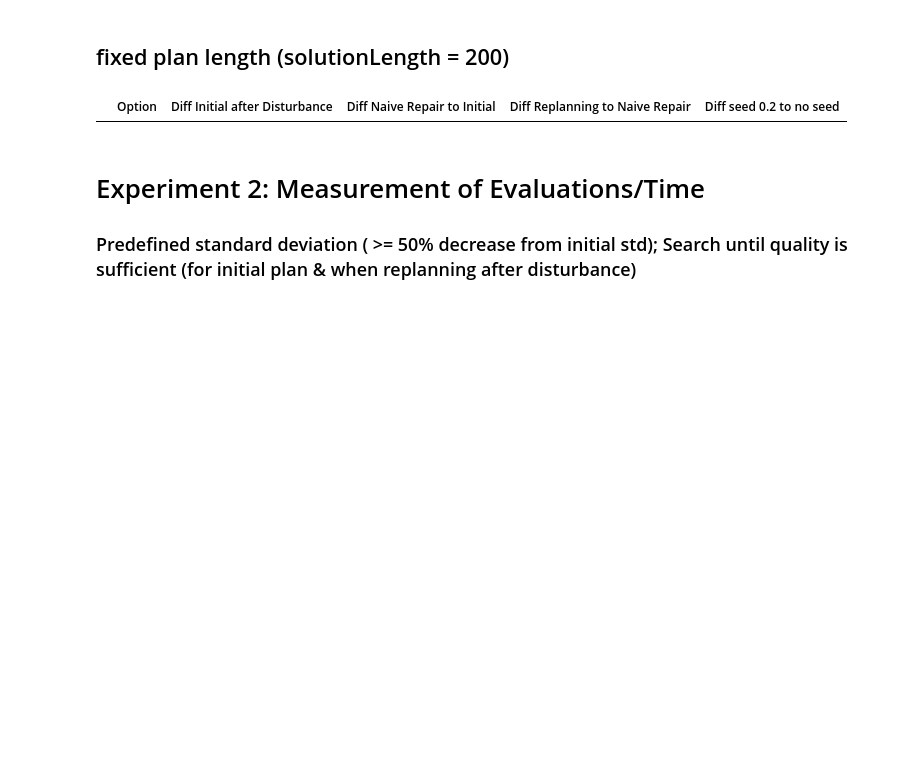
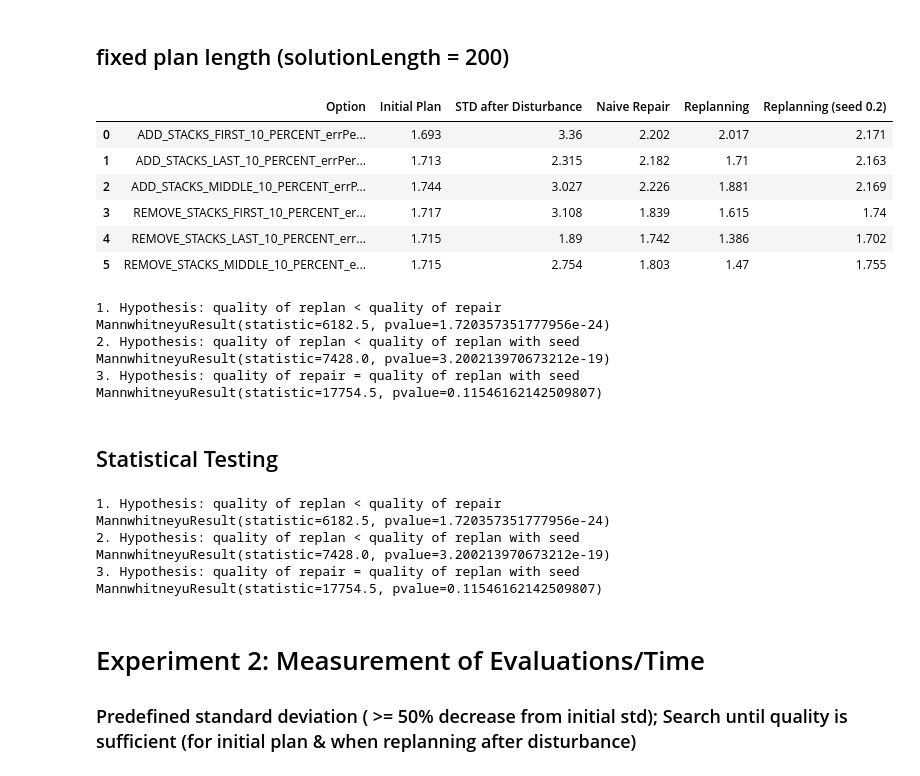
Before and after one commit to martineisenberg/momot-reactive, a Jupyter notebook: evaluation/data_processing.ipynb, the cells around one changed output. Drawn from its saved outputs; the diff is of its cells as text; code cells hidden in the pictures; blank space fills up the shorter version.

```diff
--- a/evaluation/data_processing.ipynb
+++ b/evaluation/data_processing.ipynb
@@ -18,9 +18,9 @@ Compare achieved standard deviation for the following settings
 - Replanning:
 - Replanning with Seed:
 # %%
-def exp1_prepare_results(folder_path):
+def exp1_prepare_results(folder_path, visualize = False):
     files = os.listdir(os.path.join('.', folder_path))
-    mean = pd.DataFrame(columns = ["Option", "Initial Plan", "Initial Plan after Disturbance", "Naive Repair", "Replanning", "Replanning (seed 0.2)"])
+    mean = pd.DataFrame(columns = ["Option", "Initial Plan", "STD after Disturbance", "Naive Repair", "Replanning", "Replanning (seed 0.2)"])
     std = pd.DataFrame(columns = ["Option", "Naive Repair", "Replanning", "Replanning (seed 0.2)"])
     for f in files:
         if f.endswith("csv"):
@@ -31,25 +31,35 @@ def exp1_prepare_results(folder_path):
                 if(name == "NSGAII_NaivePlanningStrategy_2"):
                     mean_row["Naive Repair"] = round(group['final_objective_value'].mean(), 3)
                     mean_row["Initial Plan"] = round(group['initial_planning_objective'].mean(), 3)
-                    mean_row["Initial Plan after Disturbance"] = round(group['initial_post_disturbance_std'].mean(), 3)
+                    mean_row["STD after Disturbance"] = round(group['initial_post_disturbance_std'].mean(), 3)
                     std_row["Naive Repair"] = round(group['final_objective_value'].std(), 3)
+                    if visualize:
+                        plt.plot(group["run"], group["final_objective_value"], label = "Naive repair")
                 elif(name == "NSGAII_EvaluationReplanningStrategy-10000_1" or name == "NSGAII_EvaluationReplanningStrategy-10000_0"):
                     mean_row["Replanning"] = round(group['final_objective_value'].mean(), 3)
                     std_row["Replanning"] = round(group['final_objective_value'].std(), 3)
+                    if visualize:
+                        plt.plot(group["run"], group["final_objective_value"], label = "Replan")
                 elif(name == "NSGAII_EvaluationReplanningStrategy-10000reusePortion=0.2_withReinit_0" or name == "NSGAII_EvaluationReplanningStrategy-10000reusePortion=0.2_withSeed_1"):
                     mean_row["Replanning (seed 0.2)"] = round(group['final_objective_value'].mean(), 3)
                     std_row["Replanning (seed 0.2)"] = round(group['final_objective_value'].std(), 3)
+                    if visualize:
+                        plt.plot(group["run"], group["final_objective_value"], label = "Replan with Seed")
 
             mean_row["Option"] = f.split("@")[1].split(".")[0]
             mean = mean.append(mean_row, ignore_index = True)
             std_row["Option"] = f.split("@")[1].split(".")[0]
             std = std.append(std_row, ignore_index = True)
+            if visualize:
+                plt.title(f.split("@")[1].split("_errPerDisturbance")[0])
+                plt.legend()
+                plt.show()
     return (mean, std)
 
 def exp1_relative_values(absolute_values):
     mean_relative = pd.DataFrame(columns = ["Option", "Diff Initial after Disturbance", "Diff Naive Repair to Initial",
                                            "Diff Replanning to Naive Repair", "Diff seed 0.2 to no seed"])
-    mean_relative["Diff Initial after Disturbance"] = (absolute_values["Initial Plan after Disturbance"] - absolute_values["Initial Plan"]) / absolute_values["Initial Plan"] * 100
+    mean_relative["Diff Initial after Disturbance"] = (absolute_values["STD after Disturbance"] - absolute_values["Initial Plan"]) / absolute_values["Initial Plan"] * 100
     mean_relative["Diff Naive Repair to Initial"] = (absolute_values["Naive Repair"] - absolute_values["Initial Plan"]) / absolute_values["Initial Plan"] * 100
     mean_relative["Diff Replanning to Naive Repair"] = (absolute_values["Replanning"] - absolute_values["Naive Repair"])/ absolute_values["Naive Repair"] * 100
     mean_relative["Diff seed 0.2 to no seed"] = (absolute_values["Replanning (seed 0.2)"] - absolute_values["Replanning"])/ absolute_values["Replanning"] * 100
@@ -75,11 +92,57 @@ display(exp1_mean_simpleModel)
 ## fixed plan length (solutionLength = 200)
 # %%
 exp1_mean_simpleModel, exp1_std_simpleModel = exp1_prepare_results("exp1/fixedPlanLength/max10itemsperstack")
-exp1_mean_simpleModel = exp1_relative_values(exp1_mean_simpleModel)
+#exp1_mean_simpleModel = exp1_relative_values(exp1_mean_simpleModel)
 exp1_mean_complexModel, exp1_std_complexModel = exp1_prepare_results("exp1/fixedPlanLength/max100itemsperstack")
 display(exp1_mean_simpleModel)
+# https://docs.scipy.org/doc/scipy/reference/generated/scipy.stats.mannwhitneyu.html
 # %% [output]
-|  | Option | Diff Initial after Disturbance | Diff Naive Repair to Initial | Diff Replanning to Naive Repair | Diff seed 0.2 to no seed |
+|  | Option | Initial Plan | STD after Disturbance | Naive Repair | Replanning | Replanning (seed 0.2) |
+| 0 | ADD_STACKS_FIRST_10_PERCENT_errPe... | 1.693 | 3.36 | 2.202 | 2.017 | 2.171 |
+| 1 | ADD_STACKS_LAST_10_PERCENT_errPer... | 1.713 | 2.315 | 2.182 | 1.71 | 2.163 |
+| 2 | ADD_STACKS_MIDDLE_10_PERCENT_errP... | 1.744 | 3.027 | 2.226 | 1.881 | 2.169 |
+| 3 | REMOVE_STACKS_FIRST_10_PERCENT_er... | 1.717 | 3.108 | 1.839 | 1.615 | 1.74 |
+| 4 | REMOVE_STACKS_LAST_10_PERCENT_err... | 1.715 | 1.89 | 1.742 | 1.386 | 1.702 |
+| 5 | REMOVE_STACKS_MIDDLE_10_PERCENT_e... | 1.715 | 2.754 | 1.803 | 1.47 | 1.755 |
+1. Hypothesis: quality of replan < quality of repair
+MannwhitneyuResult(statistic=6182.5, pvalue=1.720357351777956e-24)
+2. Hypothesis: quality of replan < quality of replan with seed
+MannwhitneyuResult(statistic=7428.0, pvalue=3.200213970673212e-19)
+3. Hypothesis: quality of repair = quality of replan with seed
+MannwhitneyuResult(statistic=17754.5, pvalue=0.11546162142509807)
+# %% [markdown]
+## Statistical Testing
+# %%
+def test(folder_path):
+    files = os.listdir(os.path.join('.', folder_path))
+    naive_repair = []
+    replan = []
+    replan_seed = []
+    for f in files:
+        if f.endswith("csv"):
+            df = pd.read_csv(os.path.join('.', folder_path, f))
+            for name, group in df.groupby(by='variant'):
+                if(name == "NSGAII_NaivePlanningStrategy_2"):
+                    naive_repair+=(group['final_objective_value'].tolist())
+                elif(name == "NSGAII_EvaluationReplanningStrategy-10000_1" or name == "NSGAII_EvaluationReplanningStrategy-10000_0"):
+                       replan+=(group['final_objective_value'].tolist())
+                elif(name == "NSGAII_EvaluationReplanningStrategy-10000reusePortion=0.2_withReinit_0" or name == "NSGAII_EvaluationReplanningStrategy-10000reusePortion=0.2_withSeed_1"):
+                    replan_seed+=(group['final_objective_value'].tolist())
+    print("1. Hypothesis: quality of replan < quality of repair")
+    print(st.mannwhitneyu(replan, naive_repair, alternative="less"))
+    print("2. Hypothesis: quality of replan < quality of replan with seed")
+    print(st.mannwhitneyu(replan, replan_seed, alternative="less"))
+    print("3. Hypothesis: quality of repair = quality of replan with seed")
+    print(st.mannwhitneyu(naive_repair, replan_seed, alternative="two-sided"))
+
+test("exp1/fixedPlanLength/max10itemsperstack")
+# %% [output]
+1. Hypothesis: quality of replan < quality of repair
+MannwhitneyuResult(statistic=6182.5, pvalue=1.720357351777956e-24)
+2. Hypothesis: quality of replan < quality of replan with seed
+MannwhitneyuResult(statistic=7428.0, pvalue=3.200213970673212e-19)
+3. Hypothesis: quality of repair = quality of replan with seed
+MannwhitneyuResult(statistic=17754.5, pvalue=0.11546162142509807)
 # %% [markdown]
 # Experiment 2: Measurement of Evaluations/Time
 ### Predefined standard deviation ( >= 50% decrease from initial std); Search until quality is sufficient (for initial plan & when replanning after disturbance)
```
Also changed, not shown: parts of 11 cells of this notebook, 12 other files.
